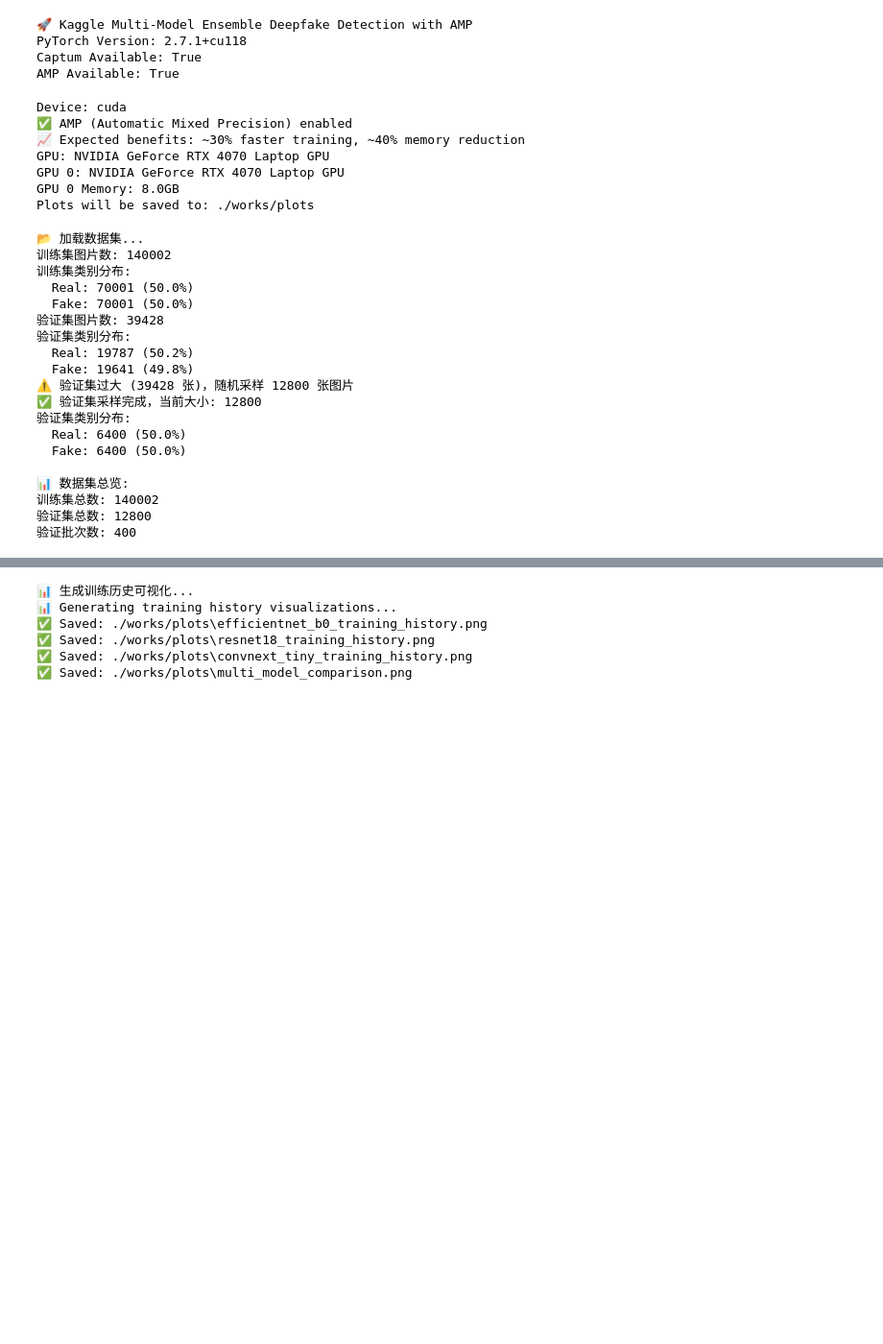
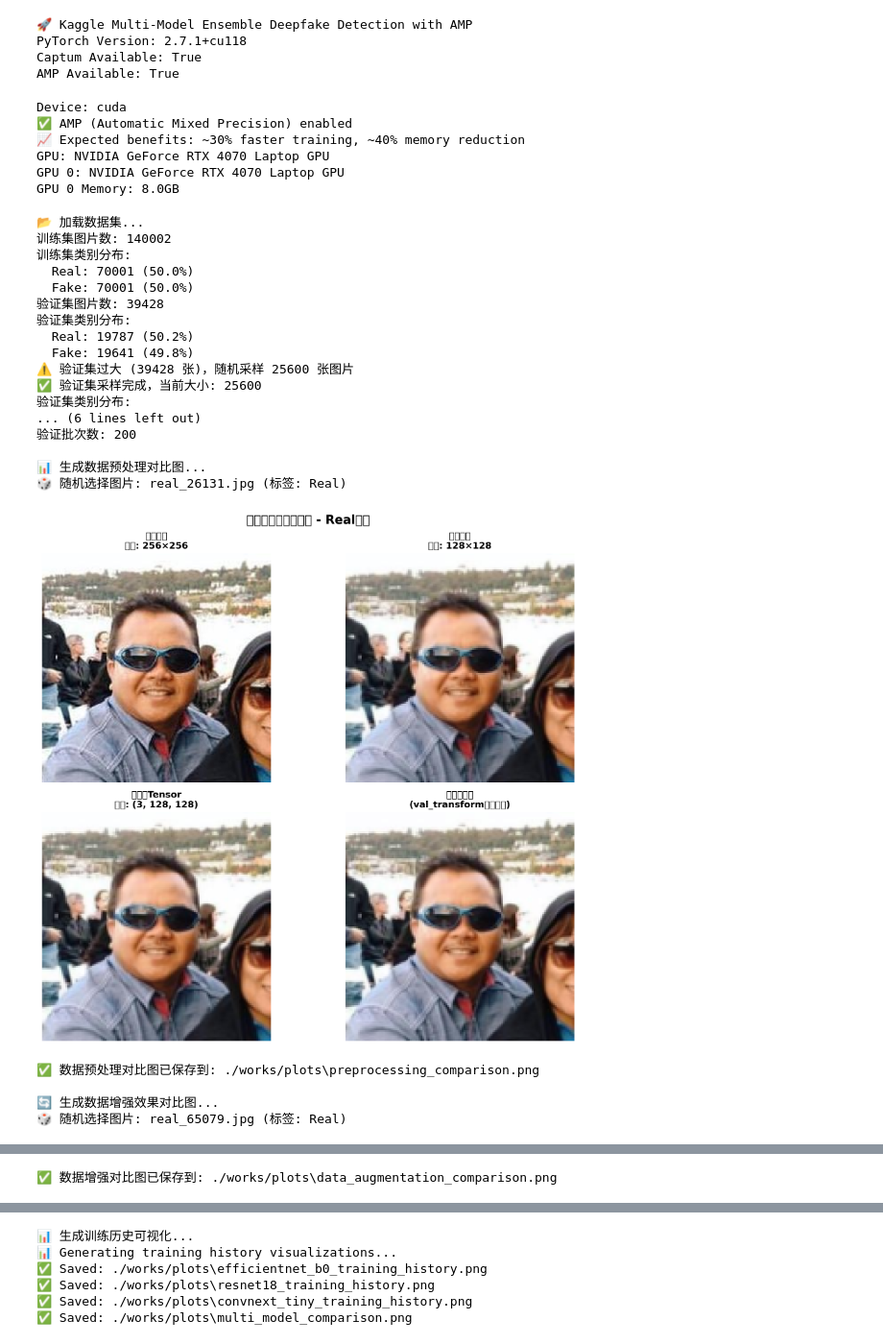
Before and after one commit to chongchong2501/deepfake_image, a Jupyter notebook: deepfake-image-learning-ensemble_Laptop.ipynb, the cells around one changed output, grey strips where cells are left out. Shown at 96% size. Saved outputs shown, nothing was run; the diff lists cells and outputs as text; code cells hidden in the pictures; blank space fills up the shorter version.

```diff
--- a/deepfake-image-learning-ensemble_Laptop.ipynb
+++ b/deepfake-image-learning-ensemble_Laptop.ipynb
@@ -61,22 +61,24 @@ VAL_PATH = os.path.join(BASE_PATH, 'Validation')
 
 # 训练参数
 # 图像大小
-IMG_SIZE = 256
+IMG_SIZE = 128
 
-# 训练批次大小 (AMP可以支持更大的批次)
-BATCH_SIZE = 32
+# 批次大小
+BATCH_SIZE = 128
+VAL_BATCH_SIZE = 128
+
 
 # 学习率
-LEARNING_RATE = 1e-4
+LEARNING_RATE = 2e-4
 
 # 训练轮数
-EPOCHS = 15
+EPOCHS = 30
 
 # 权重衰减系数
 WEIGHT_DECAY = 1e-4
 
 # 早停轮数
-PATIENCE = 3
+PATIENCE = 5
 
 # 数据加载器的工作进程数量
 NUM_WORKERS = 0
@@ -115,8 +117,9 @@ else:
 
 # 创建输出目录
 PLOTS_DIR = './works/plots'
+MODELS_DIR = './works/models'  # 新增：模型保存目录
 os.makedirs(PLOTS_DIR, exist_ok=True)
-print(f"Plots will be saved to: {PLOTS_DIR}")
+os.makedirs(MODELS_DIR, exist_ok=True)  # 创建模型保存目录
 # %% [output]
 Device: cuda
 ✅ AMP (Automatic Mixed Precision) enabled
@@ -124,7 +127,6 @@ Device: cuda
 GPU: NVIDIA GeForce RTX 4070 Laptop GPU
 GPU 0: NVIDIA GeForce RTX 4070 Laptop GPU
 GPU 0 Memory: 8.0GB
-Plots will be saved to: ./works/plots
 # %%
 # Cell 3: 数据加载函数
 classes = ['Real', 'Fake']
@@ -1113,13 +1294,13 @@ def plot_interpretability_analysis(models_dict, data_loader, device):
     plt.close()
     print(f"✅ 保存解释性分析: {save_path}")
 # %%
-# Cell 9: 加载数据
+# Cell 10: 加载数据
 print("📂 加载数据集...")
 train_df = create_dataframe(TRAIN_PATH, "训练")
 val_df = create_dataframe(VAL_PATH, "验证")
 
 # 限制验证集大小为6400以减少内存使用
-MAX_VAL_SAMPLES = 12800
+MAX_VAL_SAMPLES = 25600
 if len(val_df) > MAX_VAL_SAMPLES:
     print(f"⚠️ 验证集过大 ({len(val_df)} 张)，随机采样 {MAX_VAL_SAMPLES} 张图片")
     # 保持类别平衡的随机采样
@@ -1128,39 +1309,50 @@ if len(val_df) > MAX_VAL_SAMPLES:
     ).reset_index(drop=True)
     print(f"✅ 验证集采样完成，当前大小: {len(val_df)}")
     print(f"验证集类别分布:")
     for idx, cls in enumerate(classes):
         count = len(val_df[val_df['label'] == idx])
         print(f"  {cls}: {count} ({count/len(val_df)*100:.1f}%)")
 
 print(f"\n📊 数据集总览:")
 print(f"训练集总数: {len(train_df)}")
 print(f"验证集总数: {len(val_df)}")
 print(f"验证批次数: {len(val_df) // BATCH_SIZE + (1 if len(val_df) % BATCH_SIZE > 0 else 0)}")
 
 # 创建数据集和数据加载器
 train_dataset = DeepfakeDataset(train_df, transform=train_transform)
 val_dataset = DeepfakeDataset(val_df, transform=val_transform)
 
 # 使用动态配置的num_workers和pin_memory
 train_loader = DataLoader(train_dataset, batch_size=BATCH_SIZE, shuffle=True, num_workers=NUM_WORKERS, pin_memory=True)
-val_loader = DataLoader(val_dataset, batch_size=BATCH_SIZE, shuffle=False, num_workers=NUM_WORKERS, pin_memory=True)
+val_loader = DataLoader(val_dataset, batch_size=VAL_BATCH_SIZE, shuffle=False, num_workers=NUM_WORKERS, pin_memory=True)
+
+# 生成数据预处理对比图
+print("\n📊 生成数据预处理对比图...")
+visualize_preprocessing_comparison(train_df)
+
+# 生成数据增强效果对比图
+print("\n🔄 生成数据增强效果对比图...")
+visualize_data_augmentation(train_df)
 # %% [output]
 📂 加载数据集...
 训练集图片数: 140002
 训练集类别分布:
   Real: 70001 (50.0%)
   Fake: 70001 (50.0%)
 验证集图片数: 39428
 验证集类别分布:
   Real: 19787 (50.2%)
   Fake: 19641 (49.8%)
-⚠️ 验证集过大 (39428 张)，随机采样 12800 张图片
-✅ 验证集采样完成，当前大小: 12800
+⚠️ 验证集过大 (39428 张)，随机采样 25600 张图片
+✅ 验证集采样完成，当前大小: 25600
 验证集类别分布:
-  Real: 6400 (50.0%)
-  Fake: 6400 (50.0%)
+... (6 lines left out)
+验证批次数: 200
 
-📊 数据集总览:
-训练集总数: 140002
-验证集总数: 12800
-验证批次数: 400
+📊 生成数据预处理对比图...
+🎲 随机选择图片: real_26131.jpg (标签: Real)
+[figure, added]
+✅ 数据预处理对比图已保存到: ./works/plots\preprocessing_comparison.png
+
+🔄 生成数据增强效果对比图...
+🎲 随机选择图片: real_65079.jpg (标签: Real)
@@ -1167,3 +1360,4 @@ val_loader = DataLoader(val_dataset, batch_size=BATCH_SIZE, shuffle=False, num_w
+✅ 数据增强对比图已保存到: ./works/plots\data_augmentation_comparison.png
 # %%
 # Cell 10: 训练所有模型
 print("\n🚀 开始训练多个模型...")
```
Also changed, not shown: parts of 11 cells of this notebook.
